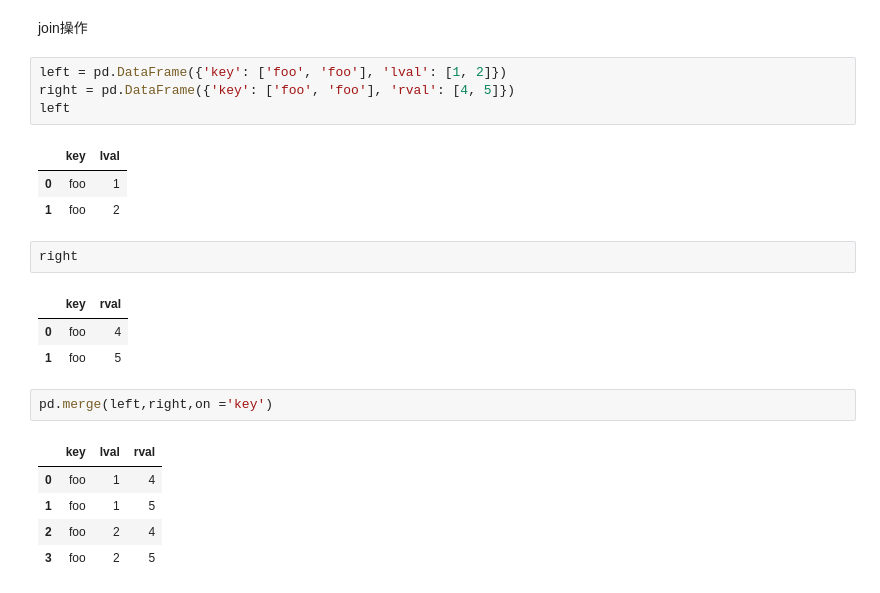
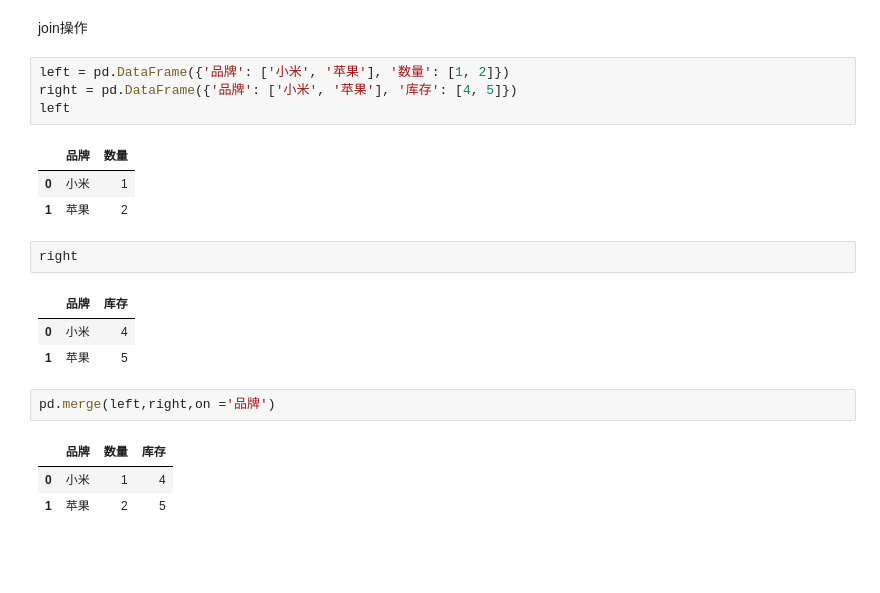
Before and after one commit to Shallwim/learningnote, a Jupyter notebook: numpy.ipynb, the cells around one changed output. Cells and saved outputs as stored; diff of their text form; blank space fills up the shorter version.

```diff
--- a/numpy.ipynb
+++ b/numpy.ipynb
@@ -590,24 +590,22 @@ pd.concat(pieces)
 # %% [markdown]
 join操作
 # %%
-left = pd.DataFrame({'key': ['foo', 'foo'], 'lval': [1, 2]})
-right = pd.DataFrame({'key': ['foo', 'foo'], 'rval': [4, 5]})
+left = pd.DataFrame({'品牌': ['小米', '苹果'], '数量': [1, 2]})
+right = pd.DataFrame({'品牌': ['小米', '苹果'], '库存': [4, 5]})
 left
 # %% [output]
-|  | key | lval |
-| 0 | foo | 1 |
-| 1 | foo | 2 |
+|  | 品牌 | 数量 |
+| 0 | 小米 | 1 |
+| 1 | 苹果 | 2 |
 # %%
 right
 # %% [output]
-|  | key | rval |
-| 0 | foo | 4 |
-| 1 | foo | 5 |
+|  | 品牌 | 库存 |
+| 0 | 小米 | 4 |
+| 1 | 苹果 | 5 |
 # %%
-pd.merge(left,right,on ='key')
+pd.merge(left,right,on ='品牌')
 # %% [output]
-|  | key | lval | rval |
-| 0 | foo | 1 | 4 |
-| 1 | foo | 1 | 5 |
-| 2 | foo | 2 | 4 |
-| 3 | foo | 2 | 5 |
+|  | 品牌 | 数量 | 库存 |
+| 0 | 小米 | 1 | 4 |
+| 1 | 苹果 | 2 | 5 |
```
Also changed, not shown: parts of 8 cells of this notebook.
